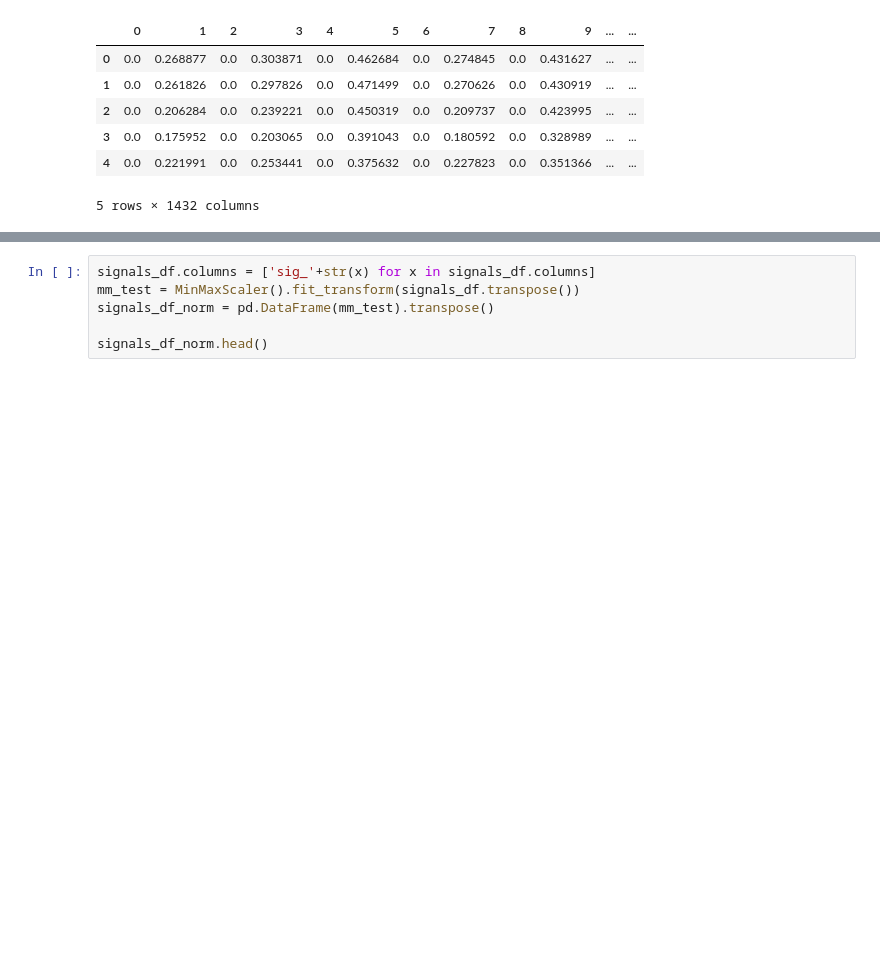
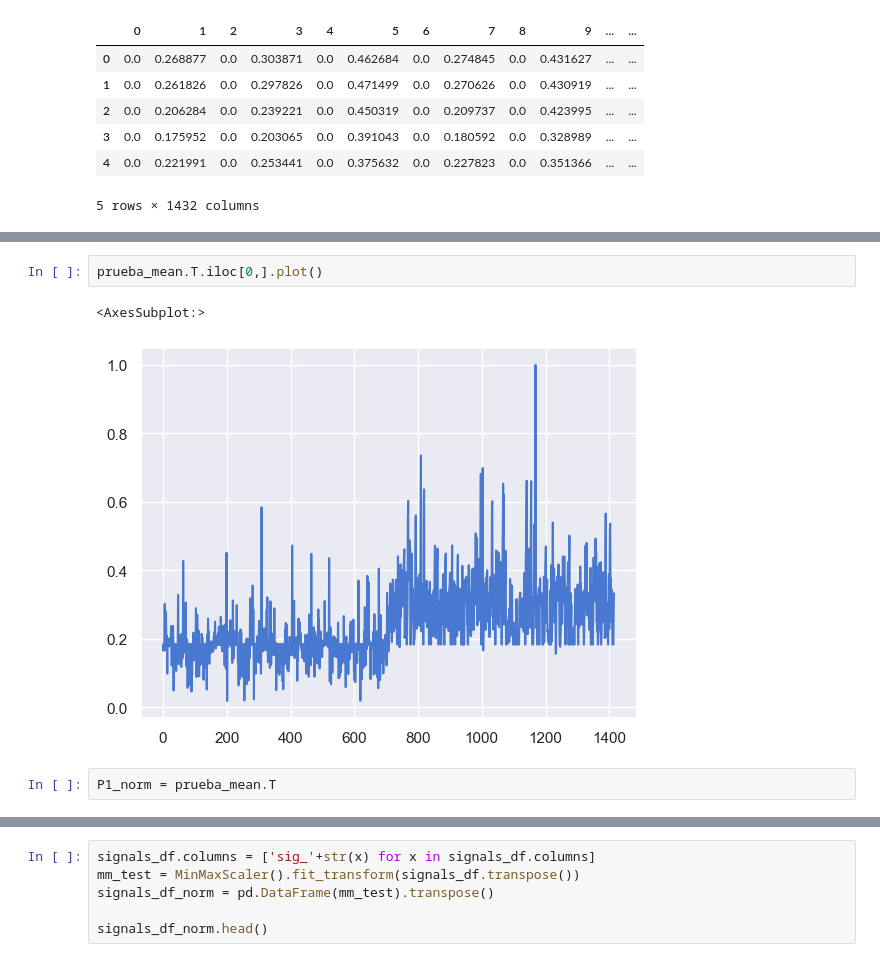
Before and after one commit to qSergio/unam_TDA, a Jupyter notebook: GW_detection/clean_GW_topology_of_time_series.ipynb, the cells around one changed output, grey strips where cells are left out. Cells and saved outputs as stored; diff of their text form; blank space fills up the shorter version.

```diff
--- a/GW_detection/clean_GW_topology_of_time_series.ipynb
+++ b/GW_detection/clean_GW_topology_of_time_series.ipynb
@@ -591,3 +620,10 @@ P1_norm.head()
+# %%
+prueba_mean.T.iloc[0,].plot()
+# %% [output]
+<AxesSubplot:>
+[figure, added]
+# %%
+P1_norm = prueba_mean.T
 # %%
 P1_norm.iloc[0,:].plot()
 # %% [output]
```
Also changed, not shown: parts of 27 cells of this notebook, 2 other files.
